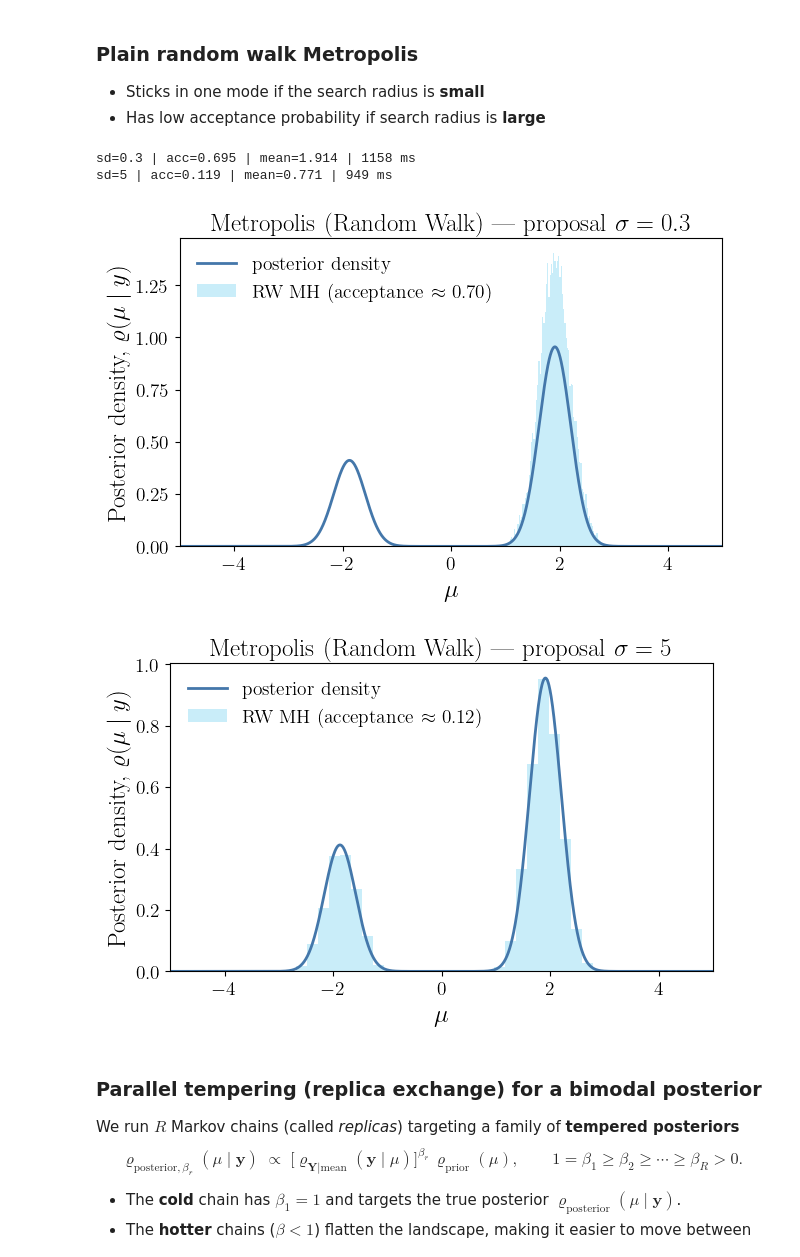
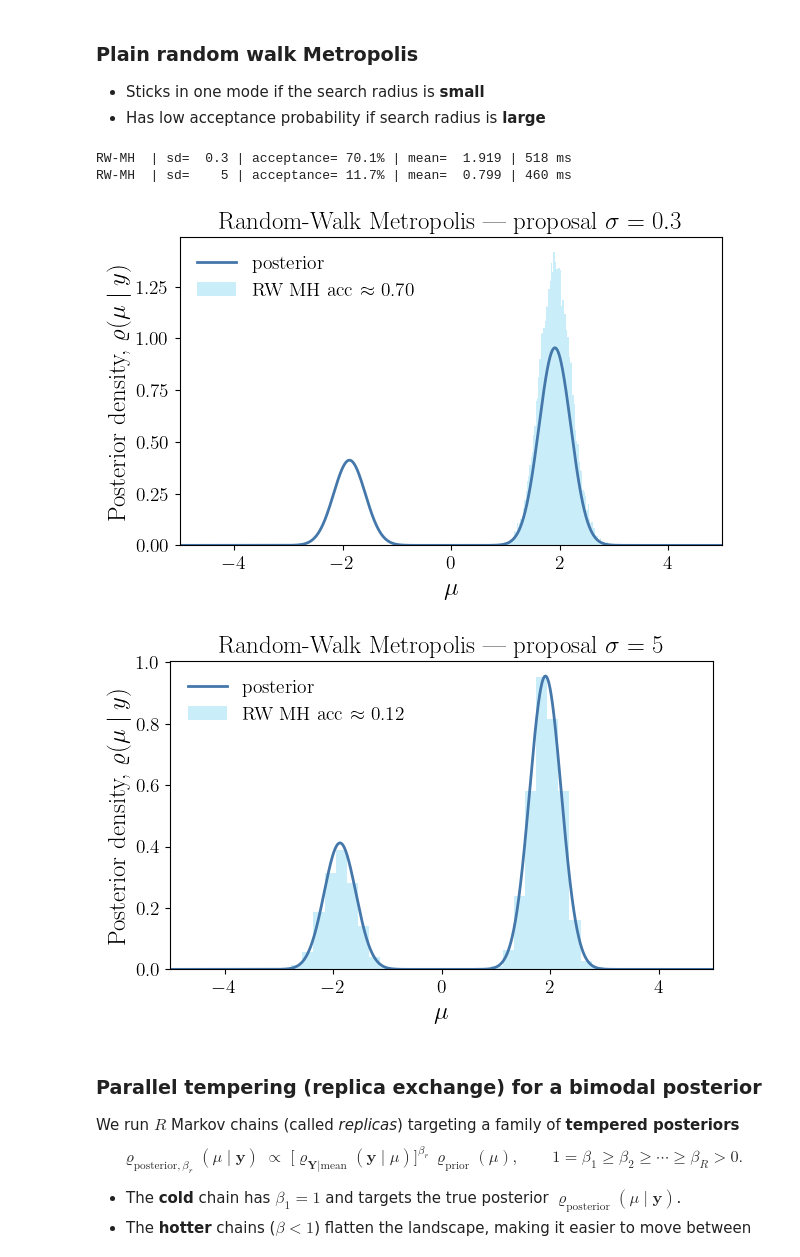
Before and after one commit to QMCSoftware/MATH565Fall2025, a Jupyter notebook: notebooks/MarkovChainMonteCarlo.ipynb, the cells around one changed output. Cells and saved outputs as stored; diff of their text form; code cells hidden in the pictures.

```diff
--- a/notebooks/MarkovChainMonteCarlo.ipynb
+++ b/notebooks/MarkovChainMonteCarlo.ipynb
@@ -97,8 +97,7 @@ def log_banana(points, a=2.0, b=60.0):
     return float(out[0]) if single else out
 
 #Plot the banana
-a = 2.
-b = 60.
+a, b = 2., 60.
 def plot_banana(a=a, b=b, n_grid=200):
     xs = np.linspace(0, 1, n_grid)
     ys = np.linspace(0, 1, n_grid)
@@ -312,8 +338,8 @@ val2 = mmd(X, U01, kernel=K_cd, biased=True, return_squared=True)
 # %% [markdown]
 Let's compute the maximum mean discrepancies of our different Metropolis MCMC samples with the acceptance-rejection sample, which we believe is fairly accurate.
 # %%
-for i, cfg in enumerate(met_param):
-    cfg["MMD"] = mmd(AR_samples, cfg["samples"])
+for cfg, samples, _ in results:
+    cfg["MMD"] = mmd(AR_samples, samples)
 # %% [markdown]
 Then print the results
 # %%
@@ -380,9 +413,10 @@ A $95\%$ confidence interval for the mean is given by $\widehat{\mu}_n \pm 1.96
 # %%
 n=10 #sample size
 sigma = 4. #standard deviation
-mu = 3.
-rng = np.random.default_rng(123)
-y = rng.normal(0, sigma, size=n)  #data
+mu = 0.
+rng = np.random.default_rng(123)  #Fixed seed for desired behavior
+y = rng.normal(mu, sigma, size=n)  #data
+rng = np.random.default_rng()
 print(y)
 muhat = np.mean(y)
 print(rf"95% confidence interval is {muhat:.3f} ± {1.96*sigma/np.sqrt(n):0.3f}")
@@ -492,39 +531,32 @@ Note that the data, which is centered on the right, pulls the prior to the right
 * Has low acceptance probability if search radius is **large**
 # %%
 proposal_sds = [0.3, 5.]   # choose the two proposal SDs you want to compare
-results = []  # keep a small summary
+results, summaries = [],[]
 
-for i, sd in enumerate(proposal_sds, start=1):
-    t0 = time.perf_counter()
-    rw_samples, rw_acc = metropolis(log_post, x0=np.array([4.0]), n_samples=40_000, proposal_sd=sd)
-    elapsed = time.perf_counter() - t0
-    results.append({  # record a tiny summary
-        "proposal_sd": sd,
-        "accept_rate": float(rw_acc),
-        "elapsed_s": elapsed,
-        "mean": float(np.mean(rw_samples)),
-    })
+for sd in proposal_sds:
+    samples, summ = run_rw_once(log_post, x0=np.array([4.0]), n_samples=40_000, sd=sd)
+    results.append((sd, samples, summ))
+    summaries.append(summ)
 
-    fig, ax = plt.subplots(figsize=(7, 4))  # ---- plot this run on its own figure ----
-    ax.plot(mu_grid, p, lw=2, label="posterior density")
-    ax.hist(
-        rw_samples, bins="auto", density=True, alpha=0.35,
-        label=rf"RW MH (acceptance $\approx$ {rw_acc:.2f})"
-    )
+    fig, ax = plt.subplots(figsize=(7, 4))
+    ax.plot(mu_grid, p, lw=2, label="posterior")
+    ax.hist(samples, bins="auto", density=True, alpha=0.35, label=safe_latex_approx_label("RW MH acc", summ.accept_rate))
+    ax.set_xlim(mu_grid.min(), mu_grid.max())
     ax.set_xlabel(r"$\mu$")
     ax.set_ylabel(r"Posterior density, $\varrho(\mu\mid y)$")
-    ax.set_title(rf"Metropolis (Random Walk) — proposal $\sigma={sd:g}$")
-    ax.set_xlim(mu_grid.min(), mu_grid.max())
+    ax.set_title(rf"Random-Walk Metropolis — proposal $\sigma={sd:g}$")
     ax.legend()
 
-for r in results:
-    print(f"sd={r['proposal_sd']:g} | acc={r['accept_rate']:.3f} | "
-          f"mean={r['mean']:.3f} | {r['elapsed_s']*1000:.0f} ms")
+print_summaries(summaries)
+rw_runs = {
+    float(sd): {"samples": samples, "acc": summ.accept_rate}
+    for sd, samples, summ in results
+}
 # %% [output]
-sd=0.3 | acc=0.695 | mean=1.914 | 1158 ms
-sd=5 | acc=0.119 | mean=0.771 | 949 ms
+RW-MH  | sd=  0.3 | acceptance= 70.1% | mean=  1.919 | 518 ms
+RW-MH  | sd=    5 | acceptance= 11.7% | mean=  0.799 | 460 ms
-[figure, old version]
+[figure, new version]
-[figure, old version]
+[figure, new version]
 # %% [markdown]
 ### Parallel tempering (replica exchange) for a bimodal posterior
 
```
Also changed, not shown: parts of 11 cells of this notebook, 4 other files.
